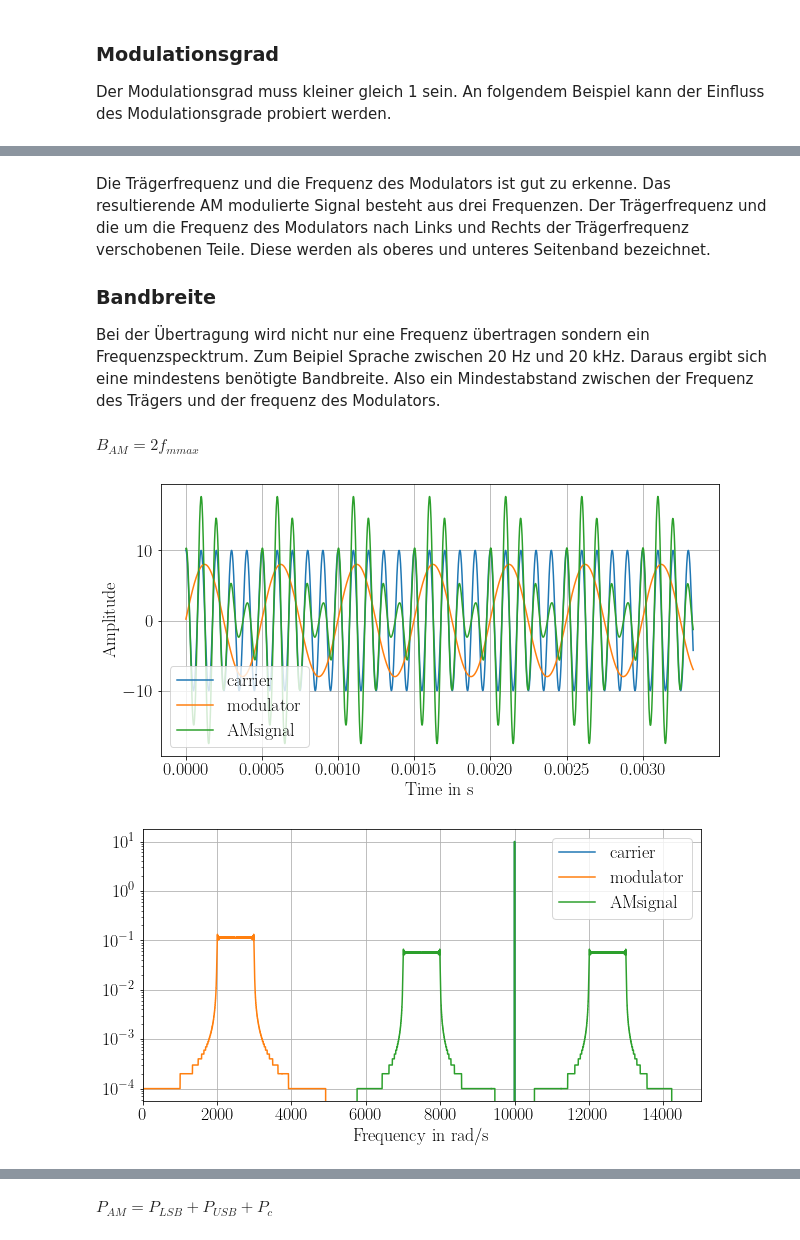
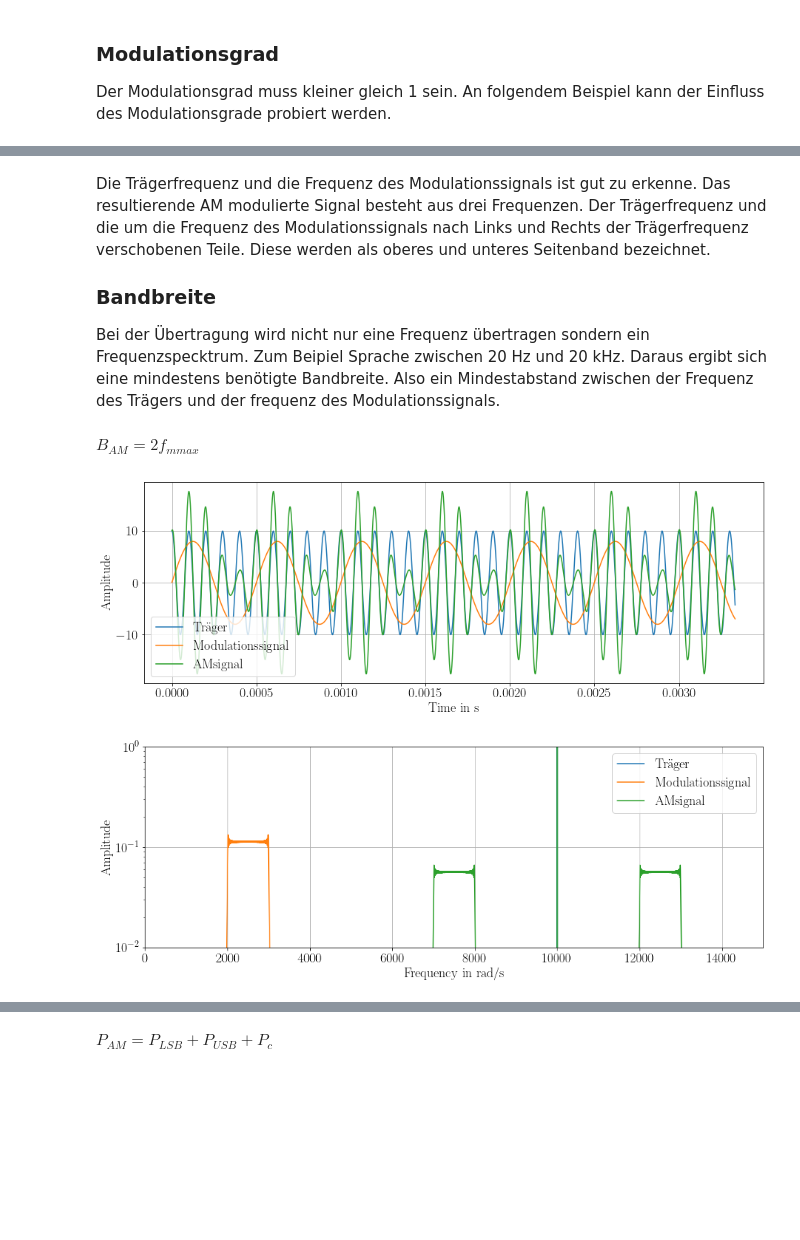
Before and after one commit to lg-eng/KSN-Skript, a Jupyter notebook: Modulation.ipynb, the cells around one changed output, grey strips where cells are left out. Saved outputs shown, nothing was run; the diff lists cells and outputs as text; code cells hidden in the pictures; blank space fills up the shorter version.

```diff
--- a/Modulation.ipynb
+++ b/Modulation.ipynb
@@ -1,6 +1,6 @@
 # %%
 from jBook_tools import *
-plt.rcParams['figure.figsize'] = [10, 5] #Plotgröße anpassen
+plt.rcParams['figure.figsize'] = [15, 5] #Plotgröße anpassen
 
 from myst_nb import glue
 from scipy.fft import fft, fftfreq,rfft, rfftfreq
@@ -101,6 +101,9 @@ def plot_rfft_amp(time,**kwargs):
     if 'xlim' in kwargs:
         plt.xlim(kwargs['xlim'])
         del kwargs['xlim']
+    if 'ylim' in kwargs:
+        plt.ylim(kwargs['ylim'])
+        del kwargs['ylim']
     if 'ytype' in kwargs:
         ytype = kwargs['ytype']
         del kwargs['ytype']
@@ -164,7 +167,7 @@ def generate_wavelet(fmin,fmax,amp,sample_rate, duration):
 def plt_mod_trap(signal_m,signal_AM):
     plt.plot(signal_m,signal_AM)
     plt.grid()
-    plt.xlabel('Modulator $u(t)_m$')
+    plt.xlabel('Modulationssignal $u(t)_m$')
     plt.ylabel('Modulated Signal $u(t)_{AM}$')
     plt.show()
 # %%
@@ -378,8 +441,8 @@ $\displaystyle m = 0.8$
 # %% [markdown]
-Die Trägerfrequenz und die Frequenz des Modulators ist gut zu erkenne. Das resultierende AM modulierte Signal besteht aus drei Frequenzen. Der Trägerfrequenz und die um die Frequenz des Modulators nach Links und Rechts der Trägerfrequenz verschobenen Teile. Diese werden als oberes und unteres Seitenband bezeichnet.
+Die Trägerfrequenz und die Frequenz des Modulationssignals ist gut zu erkenne. Das resultierende AM modulierte Signal besteht aus drei Frequenzen. Der Trägerfrequenz und die um die Frequenz des Modulationssignals nach Links und Rechts der Trägerfrequenz verschobenen Teile. Diese werden als oberes und unteres Seitenband bezeichnet.
 
 ### Bandbreite
-Bei der Übertragung wird nicht nur eine Frequenz übertragen sondern ein Frequenzspecktrum. Zum Beipiel Sprache zwischen 20 Hz und 20 kHz. Daraus ergibt sich eine mindestens benötigte Bandbreite. Also ein Mindestabstand zwischen der Frequenz des Trägers und der frequenz des Modulators.
+Bei der Übertragung wird nicht nur eine Frequenz übertragen sondern ein Frequenzspecktrum. Zum Beipiel Sprache zwischen 20 Hz und 20 kHz. Daraus ergibt sich eine mindestens benötigte Bandbreite. Also ein Mindestabstand zwischen der Frequenz des Trägers und der frequenz des Modulationssignals.
 # %%
 BAMeq1 = Eq(BAM,2*fmmax)
 display(BAMeq1)
@@ -390,23 +453,28 @@ $\displaystyle B_{AM} = 2 f_{m max}$
 FREQUENCY_C = 1*10**4
 AMPLITUDE_C = 10
 
+#Modulator
+AMPLITUDE_M = 8
+FREQUENCY_M_min = 2000
+FREQUENCY_M_max = 3000
+
 #General Settings
-SAMPLE_RATE = 50*FREQUENCY_C
-DURATION = 1/FREQUENCY_M*10**5
+SAMPLE_RATE = 100*FREQUENCY_C
+DURATION = 100*1/FREQUENCY_M*10**3
 # %%
 #carrier generation
 time, voltage_c = generate_wave(FREQUENCY_C,SAMPLE_RATE,DURATION,amplitude=AMPLITUDE_C,form='cos')
 
 #Random modulator signal
-time, voltage_m = generate_wavelet(2000,3000,AMPLITUDE_M,SAMPLE_RATE, DURATION)
+time, voltage_m = generate_wavelet(FREQUENCY_M_min,FREQUENCY_M_max,AMPLITUDE_M,SAMPLE_RATE, DURATION)
 
 #Modulated Signal
 _,voltage = generate_AM_wave2(time,FREQUENCY_C,AMPLITUDE_C,voltage_m)
 
-plot_vs_time(time,carrier=voltage_c,modulator=voltage_m,AMsignal=voltage,show_time=1/300)
-plot_rfft_amp(time,carrier=voltage_c,modulator=voltage_m,AMsignal=voltage,xlim=[0*FREQUENCY_C,1.5*FREQUENCY_C])
+plot_vs_time(time,Träger=voltage_c,Modulationssignal=voltage_m,AMsignal=voltage,show_time=1/300)
+plot_rfft_amp(time,Träger=voltage_c,Modulationssignal=voltage_m,AMsignal=voltage,xlim=[0*FREQUENCY_C,1.5*FREQUENCY_C],ylim=[10**-2,None])
 # %% [output]
-[figure, old version]
+[figure, new version]
-[figure, old version]
+[figure, new version]
 # %% [markdown]
 ### Leistungsbetrachtung
```
Also changed, not shown: parts of 30 cells of this notebook, 40 other files.
